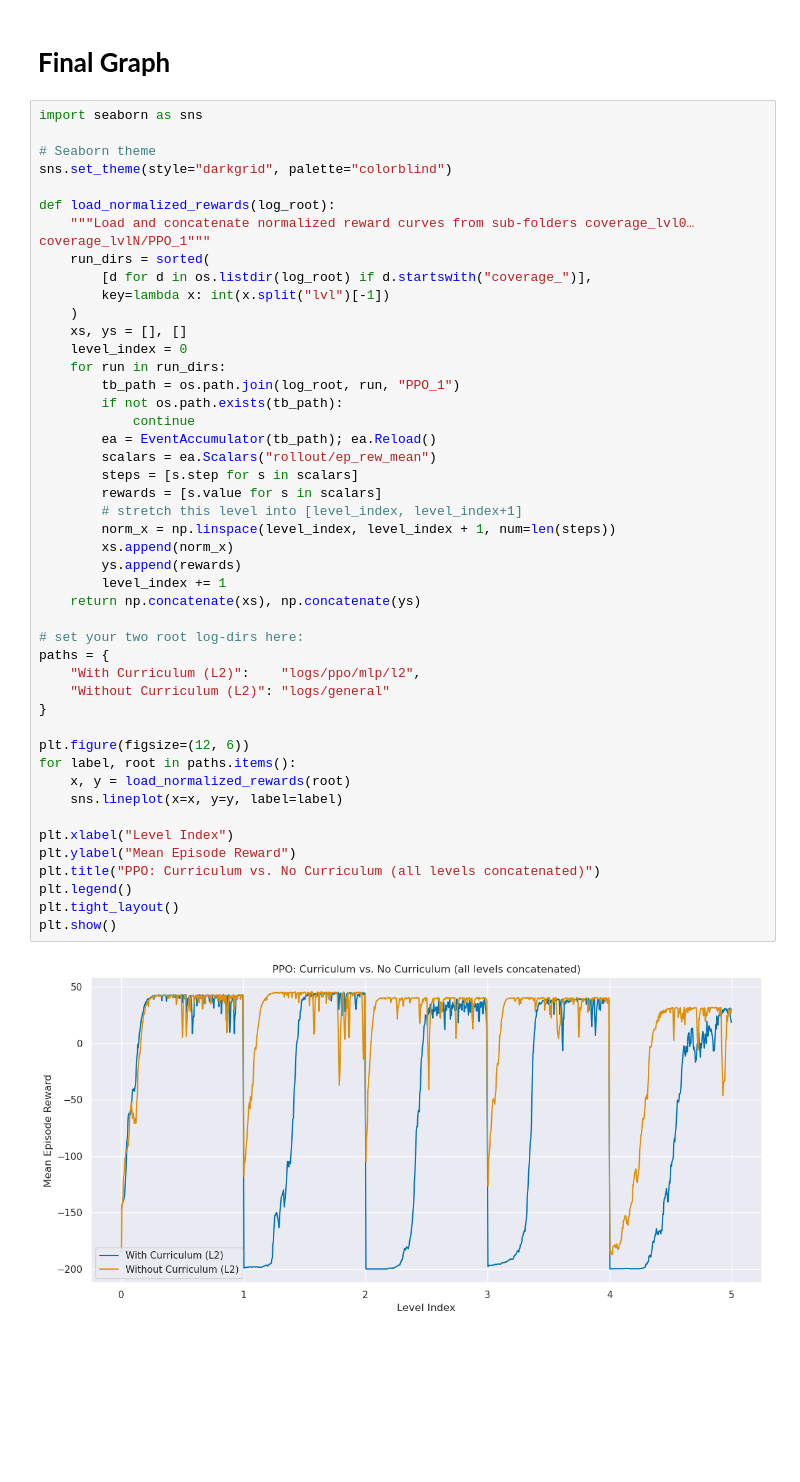
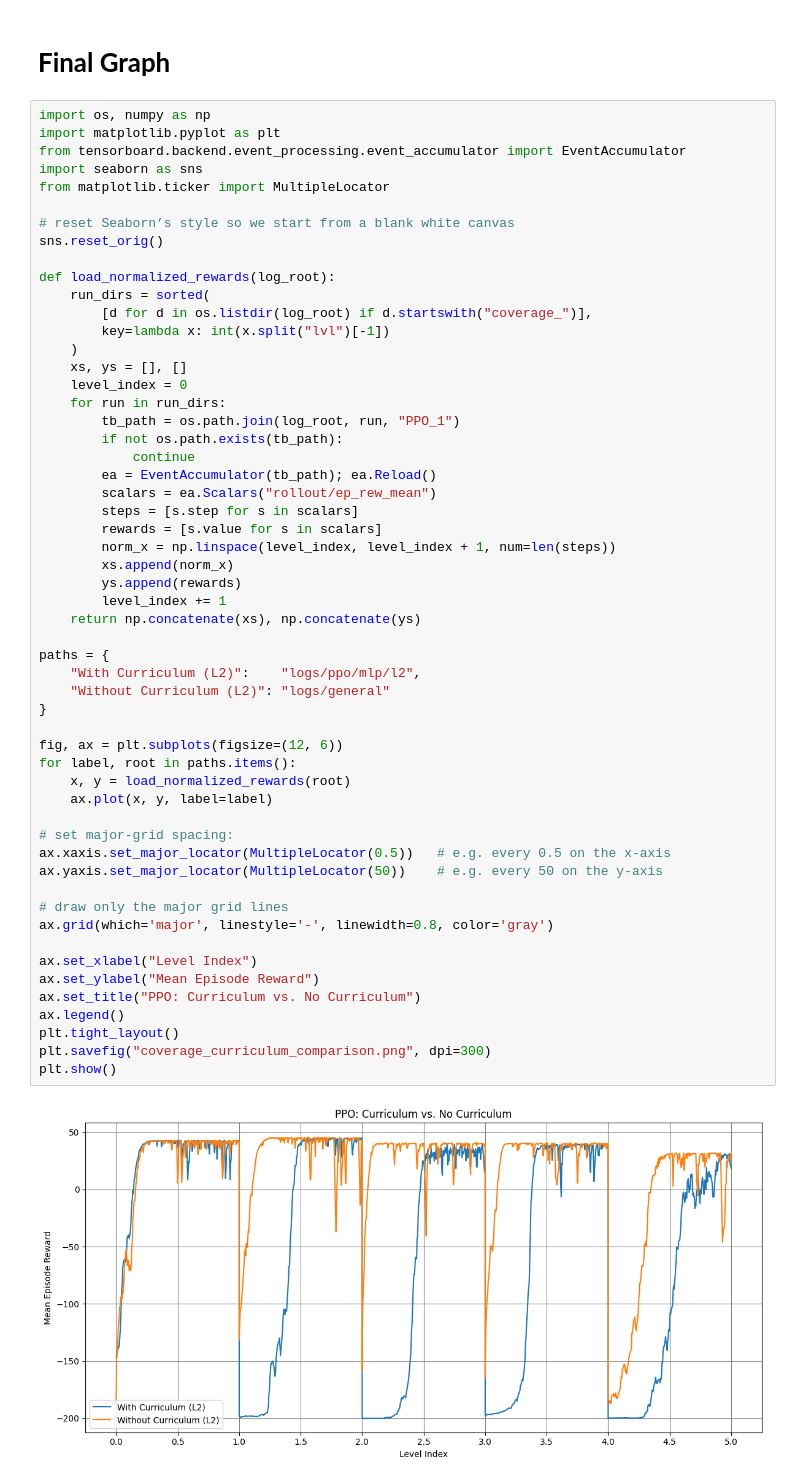
Before and after one commit to JoaoLucasMBC/Coverage-Path-Planning, a Jupyter notebook: model_per_level.ipynb, the cells around one changed output. Saved outputs shown, nothing was run; the diff lists cells and outputs as text; blank space fills up the shorter version.

```diff
--- a/model_per_level.ipynb
+++ b/model_per_level.ipynb
@@ -469,50 +469,59 @@ Mean reward: -88.40 ± 110.47
 # %% [markdown]
 # **Final Graph**
 # %%
+import os, numpy as np
+import matplotlib.pyplot as plt
+from tensorboard.backend.event_processing.event_accumulator import EventAccumulator
 import seaborn as sns
+from matplotlib.ticker import MultipleLocator
 
-# Seaborn theme
-sns.set_theme(style="darkgrid", palette="colorblind")
+# reset Seaborn’s style so we start from a blank white canvas
+sns.reset_orig()
 
 def load_normalized_rewards(log_root):
-    """Load and concatenate normalized reward curves from sub-folders coverage_lvl0…coverage_lvlN/PPO_1"""
     run_dirs = sorted(
         [d for d in os.listdir(log_root) if d.startswith("coverage_")],
         key=lambda x: int(x.split("lvl")[-1])
     )
     xs, ys = [], []
     level_index = 0
     for run in run_dirs:
         tb_path = os.path.join(log_root, run, "PPO_1")
         if not os.path.exists(tb_path):
             continue
         ea = EventAccumulator(tb_path); ea.Reload()
         scalars = ea.Scalars("rollout/ep_rew_mean")
         steps = [s.step for s in scalars]
         rewards = [s.value for s in scalars]
-        # stretch this level into [level_index, level_index+1]
         norm_x = np.linspace(level_index, level_index + 1, num=len(steps))
         xs.append(norm_x)
         ys.append(rewards)
         level_index += 1
     return np.concatenate(xs), np.concatenate(ys)
 
-# set your two root log-dirs here:
 paths = {
     "With Curriculum (L2)":    "logs/ppo/mlp/l2",
     "Without Curriculum (L2)": "logs/general"
 }
 
-plt.figure(figsize=(12, 6))
+fig, ax = plt.subplots(figsize=(12, 6))
 for label, root in paths.items():
     x, y = load_normalized_rewards(root)
-    sns.lineplot(x=x, y=y, label=label)
+    ax.plot(x, y, label=label)
 
-plt.xlabel("Level Index")
-plt.ylabel("Mean Episode Reward")
-plt.title("PPO: Curriculum vs. No Curriculum (all levels concatenated)")
-plt.legend()
+# set major‐grid spacing:
+ax.xaxis.set_major_locator(MultipleLocator(0.5))   # e.g. every 0.5 on the x-axis
+ax.yaxis.set_major_locator(MultipleLocator(50))    # e.g. every 50 on the y-axis
+
+# draw only the major grid lines
+ax.grid(which='major', linestyle='-', linewidth=0.8, color='gray')
+
+ax.set_xlabel("Level Index")
+ax.set_ylabel("Mean Episode Reward")
+ax.set_title("PPO: Curriculum vs. No Curriculum")
+ax.legend()
 plt.tight_layout()
+plt.savefig("coverage_curriculum_comparison.png", dpi=300)
 plt.show()
 # %% [output]
-[figure, old version]
+[figure, new version]
```
Also changed, not shown: 6 other files.
